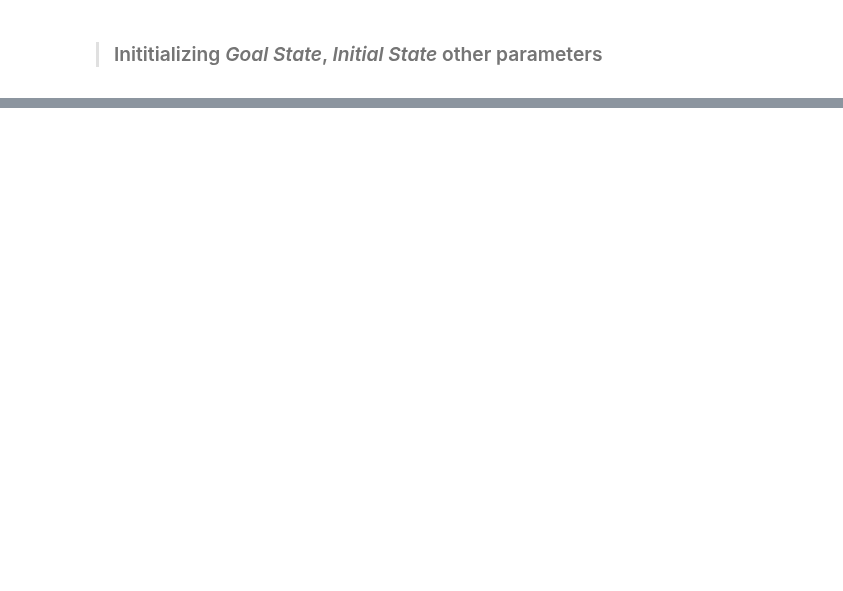
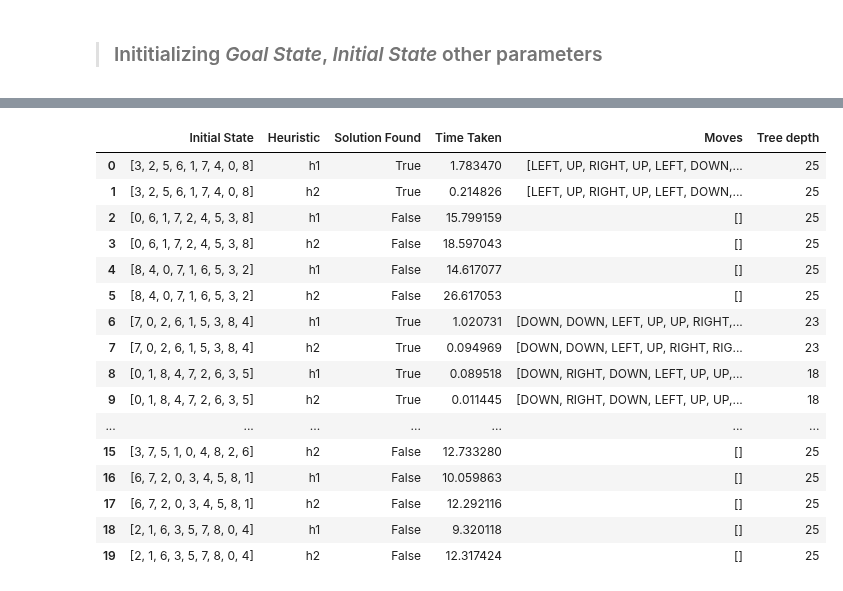
Before and after one commit to KuroInit/HDB-Resale-Price-Predict, a Jupyter notebook: lab8.ipynb, the cells around one changed output, grey strips where cells are left out. Saved outputs shown, nothing was run; the diff lists cells and outputs as text; code cells hidden in the pictures; blank space fills up the shorter version.

```diff
--- a/lab8.ipynb
+++ b/lab8.ipynb
@@ -237,0 +478,20 @@ def main():
+# %%
+df_states
+# %% [output]
+|  | Initial State | Heuristic | Solution Found | Time Taken | Moves | Tree depth |
+| 0 | [3, 2, 5, 6, 1, 7, 4, 0, 8] | h1 | True | 1.783470 | [LEFT, UP, RIGHT, UP, LEFT, DOWN,... | 25 |
+| 1 | [3, 2, 5, 6, 1, 7, 4, 0, 8] | h2 | True | 0.214826 | [LEFT, UP, RIGHT, UP, LEFT, DOWN,... | 25 |
+| 2 | [0, 6, 1, 7, 2, 4, 5, 3, 8] | h1 | False | 15.799159 | [] | 25 |
+| 3 | [0, 6, 1, 7, 2, 4, 5, 3, 8] | h2 | False | 18.597043 | [] | 25 |
+| 4 | [8, 4, 0, 7, 1, 6, 5, 3, 2] | h1 | False | 14.617077 | [] | 25 |
+| 5 | [8, 4, 0, 7, 1, 6, 5, 3, 2] | h2 | False | 26.617053 | [] | 25 |
+| 6 | [7, 0, 2, 6, 1, 5, 3, 8, 4] | h1 | True | 1.020731 | [DOWN, DOWN, LEFT, UP, UP, RIGHT,... | 23 |
+| 7 | [7, 0, 2, 6, 1, 5, 3, 8, 4] | h2 | True | 0.094969 | [DOWN, DOWN, LEFT, UP, RIGHT, RIG... | 23 |
+| 8 | [0, 1, 8, 4, 7, 2, 6, 3, 5] | h1 | True | 0.089518 | [DOWN, RIGHT, DOWN, LEFT, UP, UP,... | 18 |
+| 9 | [0, 1, 8, 4, 7, 2, 6, 3, 5] | h2 | True | 0.011445 | [DOWN, RIGHT, DOWN, LEFT, UP, UP,... | 18 |
+| ... | ... | ... | ... | ... | ... | ... |
+| 15 | [3, 7, 5, 1, 0, 4, 8, 2, 6] | h2 | False | 12.733280 | [] | 25 |
+| 16 | [6, 7, 2, 0, 3, 4, 5, 8, 1] | h1 | False | 10.059863 | [] | 25 |
+| 17 | [6, 7, 2, 0, 3, 4, 5, 8, 1] | h2 | False | 12.292116 | [] | 25 |
+| 18 | [2, 1, 6, 3, 5, 7, 8, 0, 4] | h1 | False | 9.320118 | [] | 25 |
+| 19 | [2, 1, 6, 3, 5, 7, 8, 0, 4] | h2 | False | 12.317424 | [] | 25 |
```
Also changed, not shown: parts of 36 cells of this notebook.
